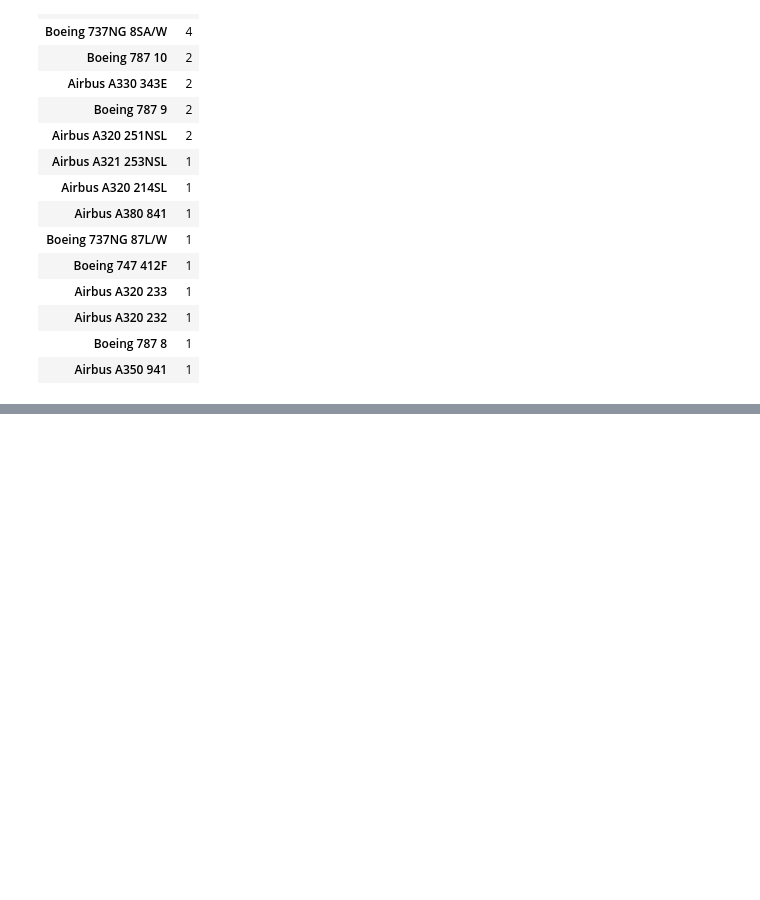
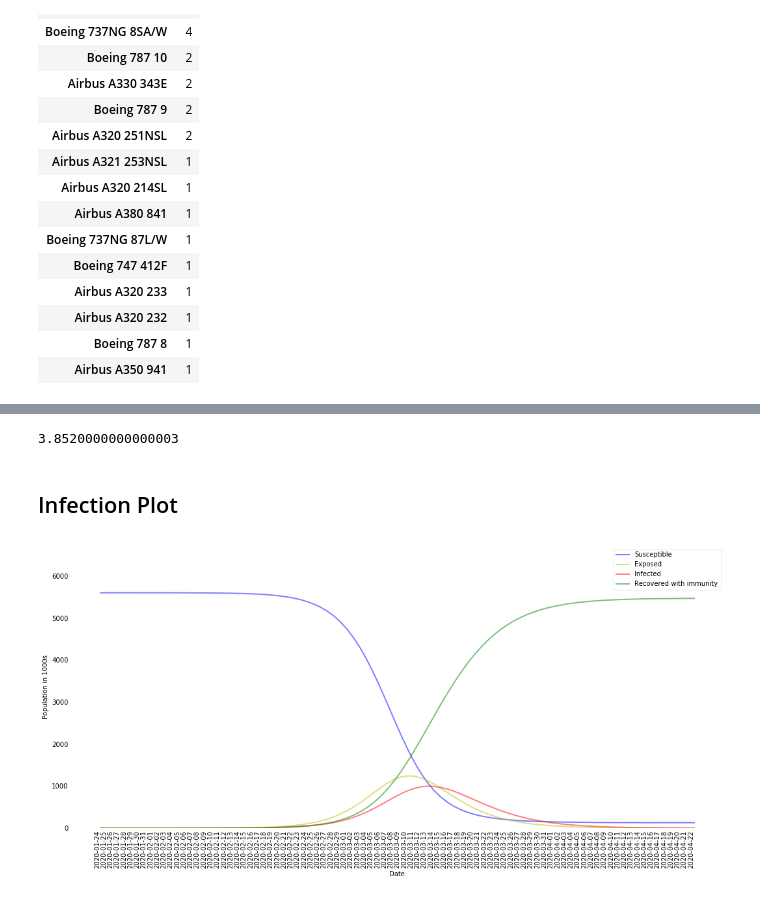
Before and after one commit to leebond/Wuhan-zhhh-wuh-outbound-flight-analysis, a Jupyter notebook: Wuhan Outbound Flights Analysis.ipynb, the cells around one changed output, grey strips where cells are left out. Drawn from its saved outputs; the diff is of its cells as text; code cells hidden in the pictures; blank space fills up the shorter version.

```diff
--- a/Wuhan Outbound Flights Analysis.ipynb
+++ b/Wuhan Outbound Flights Analysis.ipynb
@@ -219,0 +279,14 @@ sg_inb.groupby('Mdl').agg({'Id':'nunique'}).sort_values(by='Id', ascending = Fal
+# %%
+def deriv(y, t, N, beta, sigma, gamma):
+    S, E, I, R = y
+    dSdt = -beta * S * I / N
+    dEdt = beta * S * I / N - sigma * E
+    dIdt = sigma * E - gamma * I  + imported_infection  # mathematically correct to add imported_infection constant?
+    dRdt = gamma * I
+    return dSdt, dEdt, dIdt, dRdt
+# %%
+# Initial conditions vector
+y0 = S0, E0, I0, R0
+# Integrate the SIR equations over the time grid, t.
+ret = odeint(deriv, y0, t, args=(N, beta, sigma, gamma))
+S, E, I, R = ret.T
@@ -219,0 +295,7 @@ sg_inb.groupby('Mdl').agg({'Id':'nunique'}).sort_values(by='Id', ascending = Fal
+# %%
+Rep0 = beta * infectious_duration
+Rep0
+# %% [output]
+3.8520000000000003
+# %% [markdown]
+## Infection Plot
@@ -219,0 +304,29 @@ sg_inb.groupby('Mdl').agg({'Id':'nunique'}).sort_values(by='Id', ascending = Fal
+# %%
+date_start = datetime.strptime('2020-01-24', '%Y-%m-%d')
+datelist = pd.date_range(date_start,periods=n_days).to_list()
+# %%
+dates = [str(d.date()) for d in datelist]
+# %%
+# Plot the data on three separate curves for S(t), I(t) and R(t)
+fig = plt.figure(figsize=(18,8))
+ax = fig.add_subplot()
+ax.plot(dates, S/1000, 'b', alpha=0.5, lw=2, label='Susceptible')
+ax.plot(dates, E/1000, 'y', alpha=0.5, lw=2, label='Exposed')
+ax.plot(dates, I/1000, 'r', alpha=0.5, lw=2, label='Infected')
+ax.plot(dates, R/1000, 'g', alpha=0.5, lw=2, label='Recovered with immunity')
+
+ax.set_xticks(range(n_days),2)
+ax.set_xticklabels([str(d.date()) for d in datelist], rotation = 90, ha="right")
+ax.yaxis.set_tick_params(length=0)
+ax.xaxis.set_tick_params(length=0)
+ax.set_xlabel('Date')
+ax.set_ylabel(f'Population in {1000}s')
+ax.set_ylim(0,N/1000+0.2*N/1000)
+ax.grid(b=True, which='major', c='w', lw=2, ls='-')
+legend = ax.legend()
+legend.get_frame().set_alpha(0.5)
+for spine in ('top', 'right', 'bottom', 'left'):
+    ax.spines[spine].set_visible(False)
+plt.show()
+# %% [output]
+[figure, added]
```
Also changed, not shown: parts of 23 cells of this notebook.
